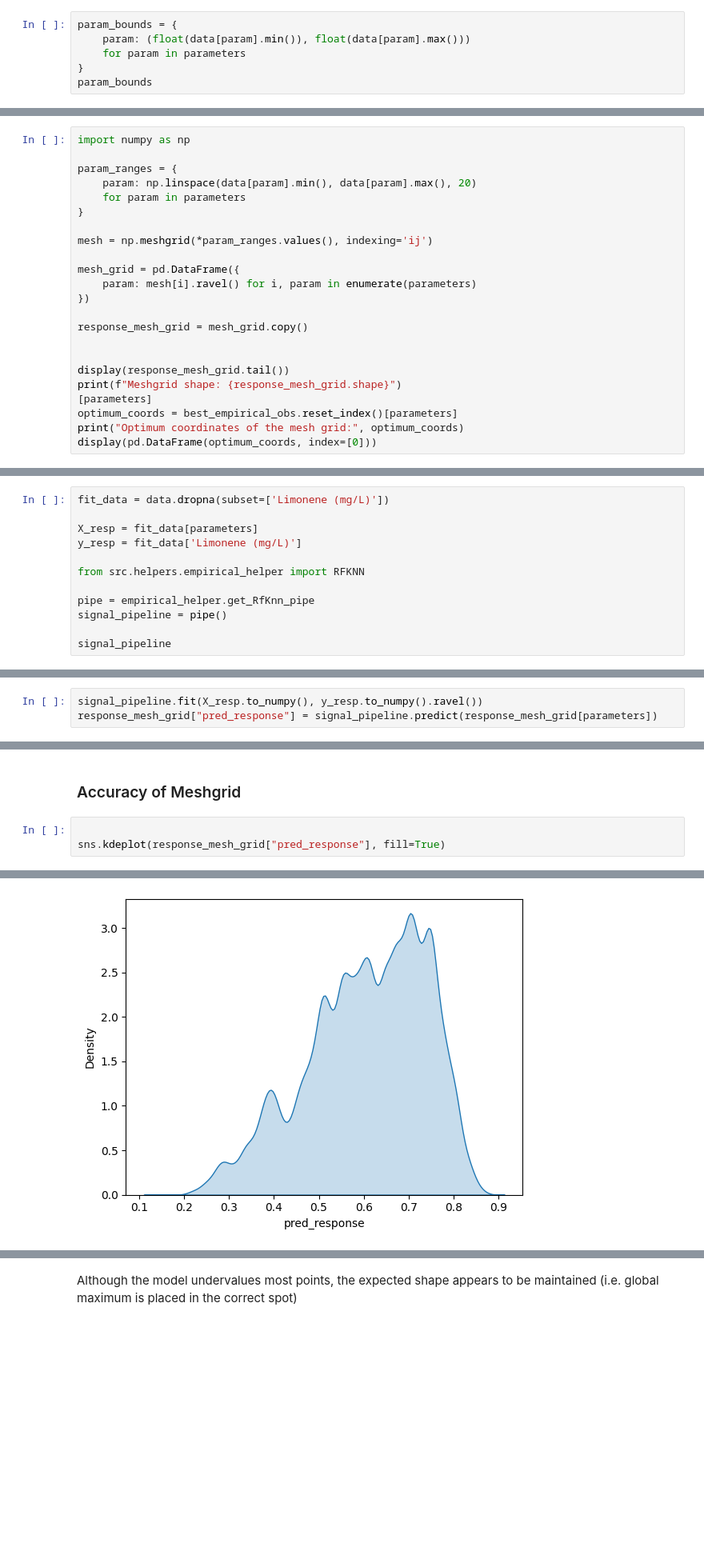
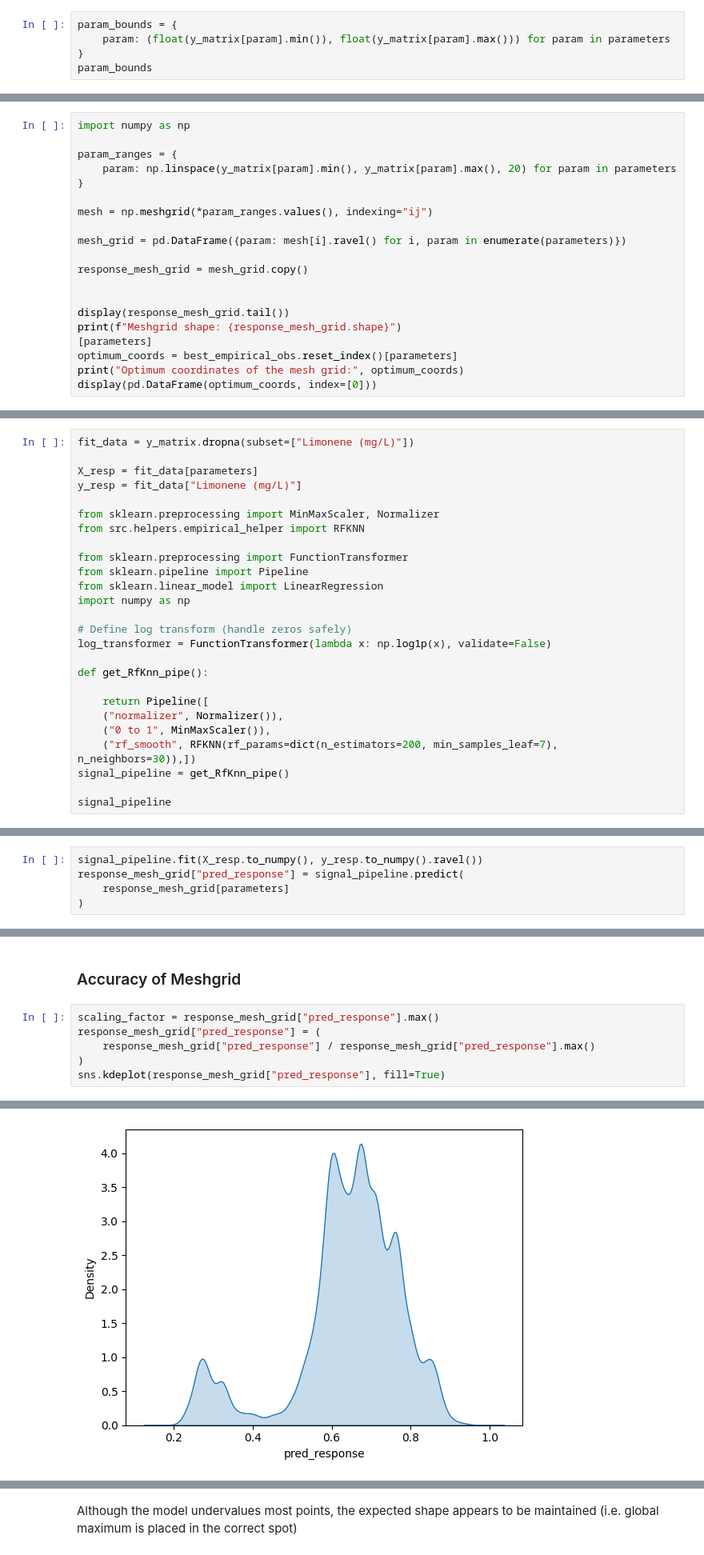
Before and after one commit to Sauciu1/bo-coli, a Jupyter notebook: notebooks/confirmation_on_empyrical_data.ipynb, the cells around one changed output, grey strips where cells are left out. Shown at 80% size. Cells and saved outputs as stored; diff of their text form; blank space fills up the shorter version.

```diff
--- a/notebooks/confirmation_on_empyrical_data.ipynb
+++ b/notebooks/confirmation_on_empyrical_data.ipynb
@@ -121,8 +125,7 @@ data.describe()
 We can thus determine upper and lower bounds of inducers
 # %%
 param_bounds = {
-    param: (float(data[param].min()), float(data[param].max()))
-    for param in parameters
+    param: (float(y_matrix[param].min()), float(y_matrix[param].max())) for param in parameters
 }
 param_bounds
 # %% [output]
@@ -209,15 +221,12 @@ The data is extremely, noise, trying to overfit might be detrimental.
 import numpy as np
 
 param_ranges = {
-    param: np.linspace(data[param].min(), data[param].max(), 20)
-    for param in parameters
+    param: np.linspace(y_matrix[param].min(), y_matrix[param].max(), 20) for param in parameters
 }
 
-mesh = np.meshgrid(*param_ranges.values(), indexing='ij')
+mesh = np.meshgrid(*param_ranges.values(), indexing="ij")
 
-mesh_grid = pd.DataFrame({
-    param: mesh[i].ravel() for i, param in enumerate(parameters)
-})
+mesh_grid = pd.DataFrame({param: mesh[i].ravel() for i, param in enumerate(parameters)})
 
 response_mesh_grid = mesh_grid.copy()
 
@@ -243,15 +252,29 @@ Optimum coordinates of the mesh grid:     Ara    Cho  Cuma  IPTG
 # %% [markdown]
 We first use custom parameter for scaling the bounds to 0,1 this is strictly enforced, due to how our target gaussian process behaves.
 # %%
-fit_data = data.dropna(subset=['Limonene (mg/L)'])
+fit_data = y_matrix.dropna(subset=["Limonene (mg/L)"])
 
 X_resp = fit_data[parameters]
-y_resp = fit_data['Limonene (mg/L)']
+y_resp = fit_data["Limonene (mg/L)"]
 
+from sklearn.preprocessing import MinMaxScaler, Normalizer
 from src.helpers.empirical_helper import RFKNN
 
-pipe = empirical_helper.get_RfKnn_pipe
-signal_pipeline = pipe()
+from sklearn.preprocessing import FunctionTransformer
+from sklearn.pipeline import Pipeline
+from sklearn.linear_model import LinearRegression
+import numpy as np
+
+# Define log transform (handle zeros safely)
+log_transformer = FunctionTransformer(lambda x: np.log1p(x), validate=False)
+
+def get_RfKnn_pipe():
+
+    return Pipeline([
+    ("normalizer", Normalizer()),
+    ("0 to 1", MinMaxScaler()),
+    ("rf_smooth", RFKNN(rf_params=dict(n_estimators=200, min_samples_leaf=7), n_neighbors=30)),])
+signal_pipeline = get_RfKnn_pipe()
 
 signal_pipeline
 # %% [output]
@@ -264,5 +287,7 @@ Pipeline(steps=[('scale', StandardScaler()),
 We then fit the limonene concentrations to construct the meshgrid later used for BO.
 # %%
 signal_pipeline.fit(X_resp.to_numpy(), y_resp.to_numpy().ravel())
-response_mesh_grid["pred_response"] = signal_pipeline.predict(response_mesh_grid[parameters])
+response_mesh_grid["pred_response"] = signal_pipeline.predict(
+    response_mesh_grid[parameters]
+)
 # %% [output]
@@ -270,8 +295,11 @@ X has feature names, but StandardScaler was fitted without feature names
 # %% [markdown]
 ### Accuracy of Meshgrid
 # %%
-
+scaling_factor = response_mesh_grid["pred_response"].max()
+response_mesh_grid["pred_response"] = (
+    response_mesh_grid["pred_response"] / response_mesh_grid["pred_response"].max()
+)
 sns.kdeplot(response_mesh_grid["pred_response"], fill=True)
 # %% [output]
 <Axes: xlabel='pred_response', ylabel='Density'>
-[figure, old version]
+[figure, new version]
```
Also changed, not shown: parts of 39 cells of this notebook, 6 other files.
